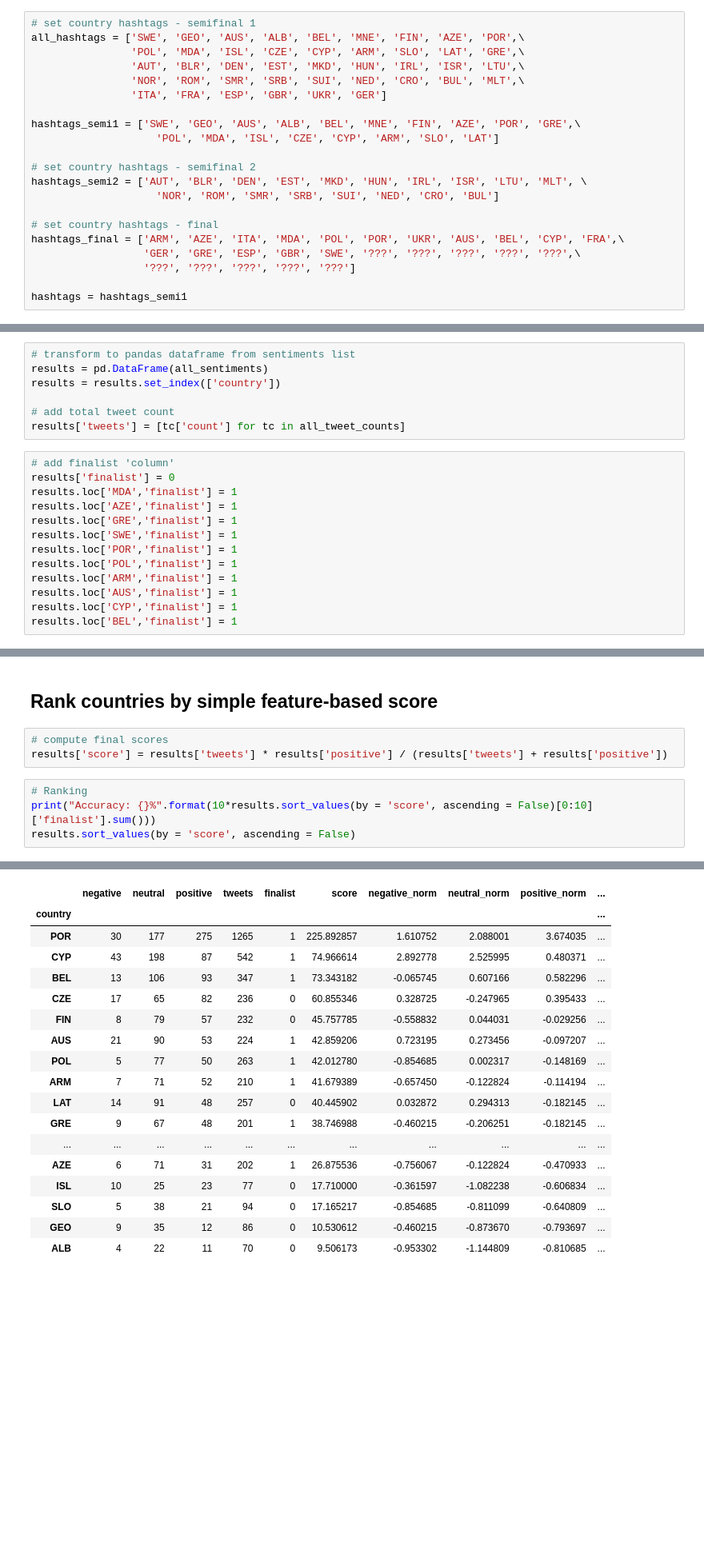
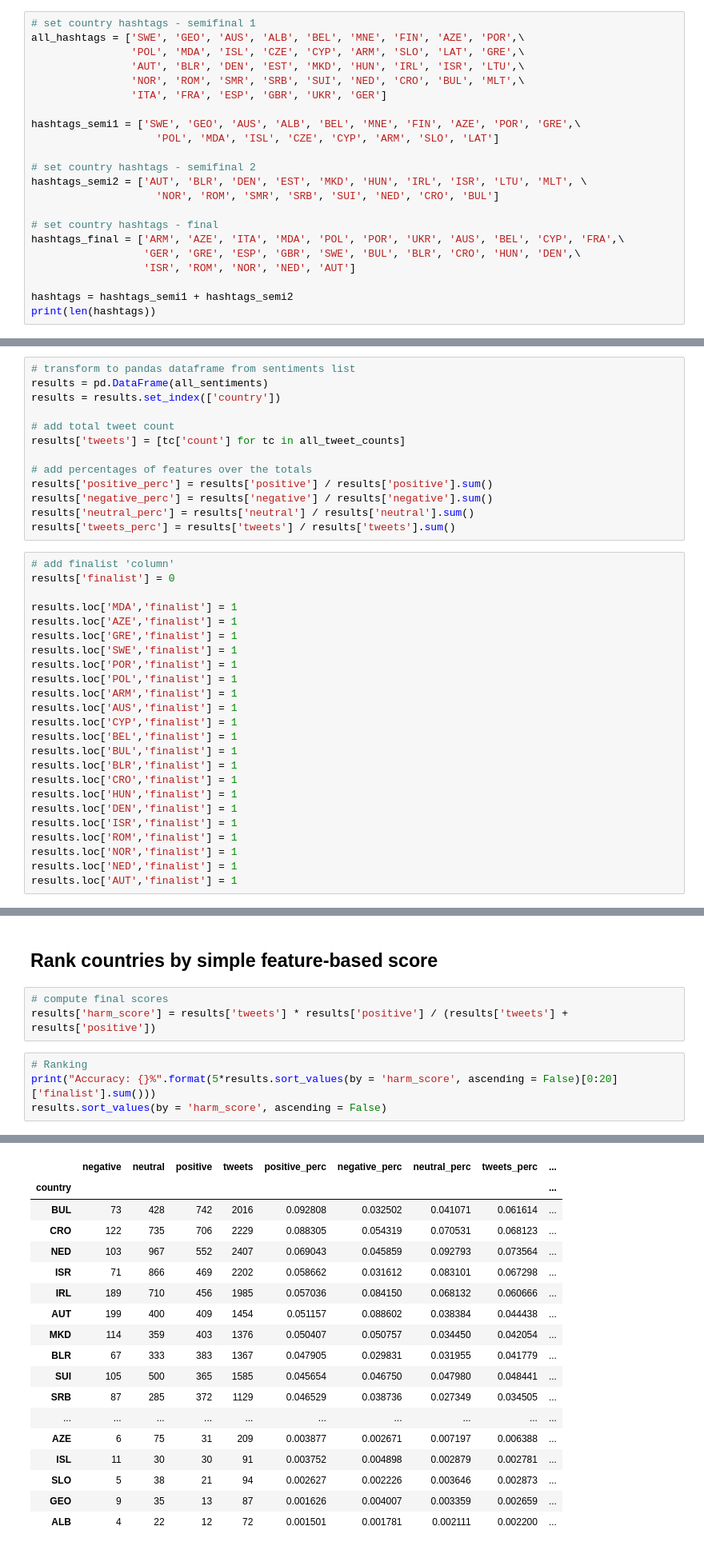
Before and after one commit to eduardbonada/eurovision_tweet_tracker, a Jupyter notebook: eurovision.ipynb, the cells around one changed output, grey strips where cells are left out. Shown at 80% size. Saved outputs shown, nothing was run; the diff lists cells and outputs as text; blank space fills up the shorter version.

```diff
--- a/eurovision.ipynb
+++ b/eurovision.ipynb
@@ -60,7 +60,8 @@ hashtags_semi2 = ['AUT', 'BLR', 'DEN', 'EST', 'MKD', 'HUN', 'IRL', 'ISR', 'LTU',
 
 # set country hashtags - final
 hashtags_final = ['ARM', 'AZE', 'ITA', 'MDA', 'POL', 'POR', 'UKR', 'AUS', 'BEL', 'CYP', 'FRA',\
-                  'GER', 'GRE', 'ESP', 'GBR', 'SWE', '???', '???', '???', '???', '???',\
-                  '???', '???', '???', '???', '???']
+                  'GER', 'GRE', 'ESP', 'GBR', 'SWE', 'BUL', 'BLR', 'CRO', 'HUN', 'DEN',\
+                  'ISR', 'ROM', 'NOR', 'NED', 'AUT']
 
-hashtags = hashtags_semi1
+hashtags = hashtags_semi1 + hashtags_semi2
+print(len(hashtags))
@@ -103,9 +106,16 @@ results = results.set_index(['country'])
 
 # add total tweet count
 results['tweets'] = [tc['count'] for tc in all_tweet_counts]
+
+# add percentages of features over the totals
+results['positive_perc'] = results['positive'] / results['positive'].sum()
+results['negative_perc'] = results['negative'] / results['negative'].sum()
+results['neutral_perc'] = results['neutral'] / results['neutral'].sum()
+results['tweets_perc'] = results['tweets'] / results['tweets'].sum()
 # %%
 # add finalist 'column'
 results['finalist'] = 0
+
 results.loc['MDA','finalist'] = 1
 results.loc['AZE','finalist'] = 1
 results.loc['GRE','finalist'] = 1
@@ -116,3 +126,13 @@ results.loc['ARM','finalist'] = 1
 results.loc['AUS','finalist'] = 1
 results.loc['CYP','finalist'] = 1
 results.loc['BEL','finalist'] = 1
+results.loc['BUL','finalist'] = 1
+results.loc['BLR','finalist'] = 1
+results.loc['CRO','finalist'] = 1
+results.loc['HUN','finalist'] = 1
+results.loc['DEN','finalist'] = 1
+results.loc['ISR','finalist'] = 1
+results.loc['ROM','finalist'] = 1
+results.loc['NOR','finalist'] = 1
+results.loc['NED','finalist'] = 1
+results.loc['AUT','finalist'] = 1
@@ -120,9 +161,9 @@ results.loc['BEL','finalist'] = 1
 ## Rank countries by simple feature-based score
 # %%
 # compute final scores
-results['score'] = results['tweets'] * results['positive'] / (results['tweets'] + results['positive'])
+results['harm_score'] = results['tweets'] * results['positive'] / (results['tweets'] + results['positive'])
 # %%
 # Ranking
-print("Accuracy: {}%".format(10*results.sort_values(by = 'score', ascending = False)[0:10]['finalist'].sum()))
-results.sort_values(by = 'score', ascending = False)
+print("Accuracy: {}%".format(5*results.sort_values(by = 'harm_score', ascending = False)[0:20]['finalist'].sum()))
+results.sort_values(by = 'harm_score', ascending = False)
 # %% [output]
@@ -130,21 +171,21 @@ Accuracy: 70%
-|  | negative | neutral | positive | tweets | finalist | score | negative_norm | neutral_norm | positive_norm | ... |
-| country |  |  |  |  |  |  |  |  |  | ... |
-| POR | 30 | 177 | 275 | 1265 | 1 | 225.892857 | 1.610752 | 2.088001 | 3.674035 | ... |
-| CYP | 43 | 198 | 87 | 542 | 1 | 74.966614 | 2.892778 | 2.525995 | 0.480371 | ... |
-| BEL | 13 | 106 | 93 | 347 | 1 | 73.343182 | -0.065745 | 0.607166 | 0.582296 | ... |
-| CZE | 17 | 65 | 82 | 236 | 0 | 60.855346 | 0.328725 | -0.247965 | 0.395433 | ... |
-| FIN | 8 | 79 | 57 | 232 | 0 | 45.757785 | -0.558832 | 0.044031 | -0.029256 | ... |
-| AUS | 21 | 90 | 53 | 224 | 1 | 42.859206 | 0.723195 | 0.273456 | -0.097207 | ... |
-| POL | 5 | 77 | 50 | 263 | 1 | 42.012780 | -0.854685 | 0.002317 | -0.148169 | ... |
-| ARM | 7 | 71 | 52 | 210 | 1 | 41.679389 | -0.657450 | -0.122824 | -0.114194 | ... |
-| LAT | 14 | 91 | 48 | 257 | 0 | 40.445902 | 0.032872 | 0.294313 | -0.182145 | ... |
-| GRE | 9 | 67 | 48 | 201 | 1 | 38.746988 | -0.460215 | -0.206251 | -0.182145 | ... |
-| ... | ... | ... | ... | ... | ... | ... | ... | ... | ... | ... |
-| AZE | 6 | 71 | 31 | 202 | 1 | 26.875536 | -0.756067 | -0.122824 | -0.470933 | ... |
-| ISL | 10 | 25 | 23 | 77 | 0 | 17.710000 | -0.361597 | -1.082238 | -0.606834 | ... |
-| SLO | 5 | 38 | 21 | 94 | 0 | 17.165217 | -0.854685 | -0.811099 | -0.640809 | ... |
-| GEO | 9 | 35 | 12 | 86 | 0 | 10.530612 | -0.460215 | -0.873670 | -0.793697 | ... |
-| ALB | 4 | 22 | 11 | 70 | 0 | 9.506173 | -0.953302 | -1.144809 | -0.810685 | ... |
+|  | negative | neutral | positive | tweets | positive_perc | negative_perc | neutral_perc | tweets_perc | ... |
+| country |  |  |  |  |  |  |  |  | ... |
+| BUL | 73 | 428 | 742 | 2016 | 0.092808 | 0.032502 | 0.041071 | 0.061614 | ... |
+| CRO | 122 | 735 | 706 | 2229 | 0.088305 | 0.054319 | 0.070531 | 0.068123 | ... |
+| NED | 103 | 967 | 552 | 2407 | 0.069043 | 0.045859 | 0.092793 | 0.073564 | ... |
+| ISR | 71 | 866 | 469 | 2202 | 0.058662 | 0.031612 | 0.083101 | 0.067298 | ... |
+| IRL | 189 | 710 | 456 | 1985 | 0.057036 | 0.084150 | 0.068132 | 0.060666 | ... |
+| AUT | 199 | 400 | 409 | 1454 | 0.051157 | 0.088602 | 0.038384 | 0.044438 | ... |
+| MKD | 114 | 359 | 403 | 1376 | 0.050407 | 0.050757 | 0.034450 | 0.042054 | ... |
+| BLR | 67 | 333 | 383 | 1367 | 0.047905 | 0.029831 | 0.031955 | 0.041779 | ... |
+| SUI | 105 | 500 | 365 | 1585 | 0.045654 | 0.046750 | 0.047980 | 0.048441 | ... |
+| SRB | 87 | 285 | 372 | 1129 | 0.046529 | 0.038736 | 0.027349 | 0.034505 | ... |
+| ... | ... | ... | ... | ... | ... | ... | ... | ... | ... |
+| AZE | 6 | 75 | 31 | 209 | 0.003877 | 0.002671 | 0.007197 | 0.006388 | ... |
+| ISL | 11 | 30 | 30 | 91 | 0.003752 | 0.004898 | 0.002879 | 0.002781 | ... |
+| SLO | 5 | 38 | 21 | 94 | 0.002627 | 0.002226 | 0.003646 | 0.002873 | ... |
+| GEO | 9 | 35 | 13 | 87 | 0.001626 | 0.004007 | 0.003359 | 0.002659 | ... |
+| ALB | 4 | 22 | 12 | 72 | 0.001501 | 0.001781 | 0.002111 | 0.002200 | ... |
 # %% [markdown]
 ## Logistic Regression Prediction model
 # %%
```
Also changed, not shown: parts of 12 cells of this notebook, 9 other files.
